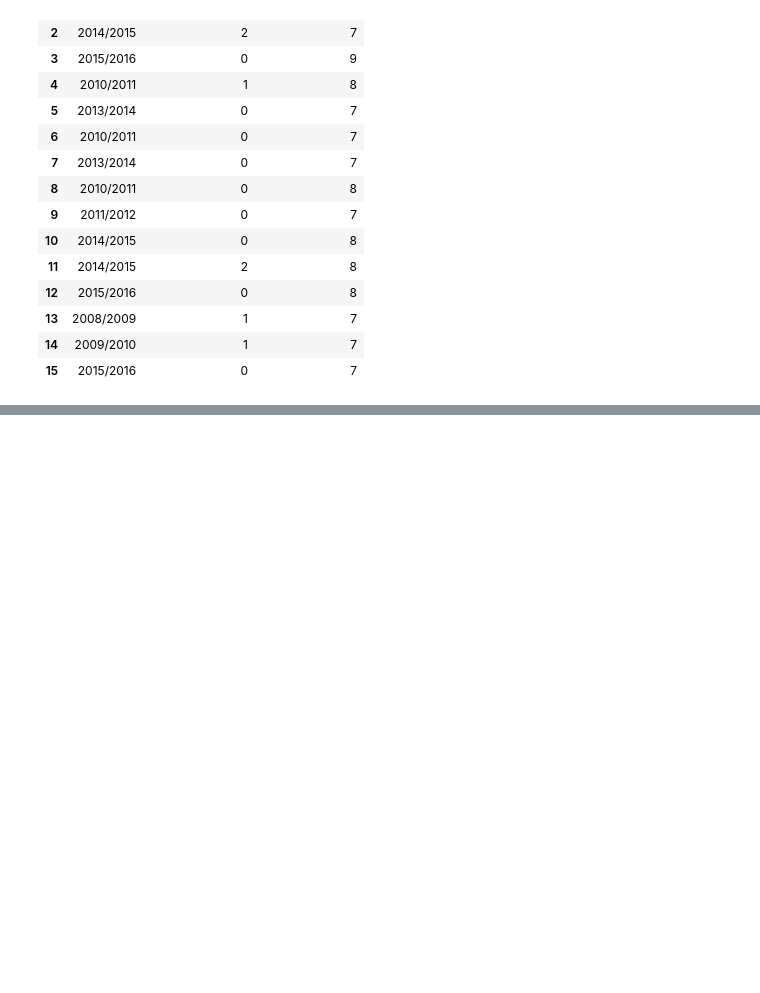
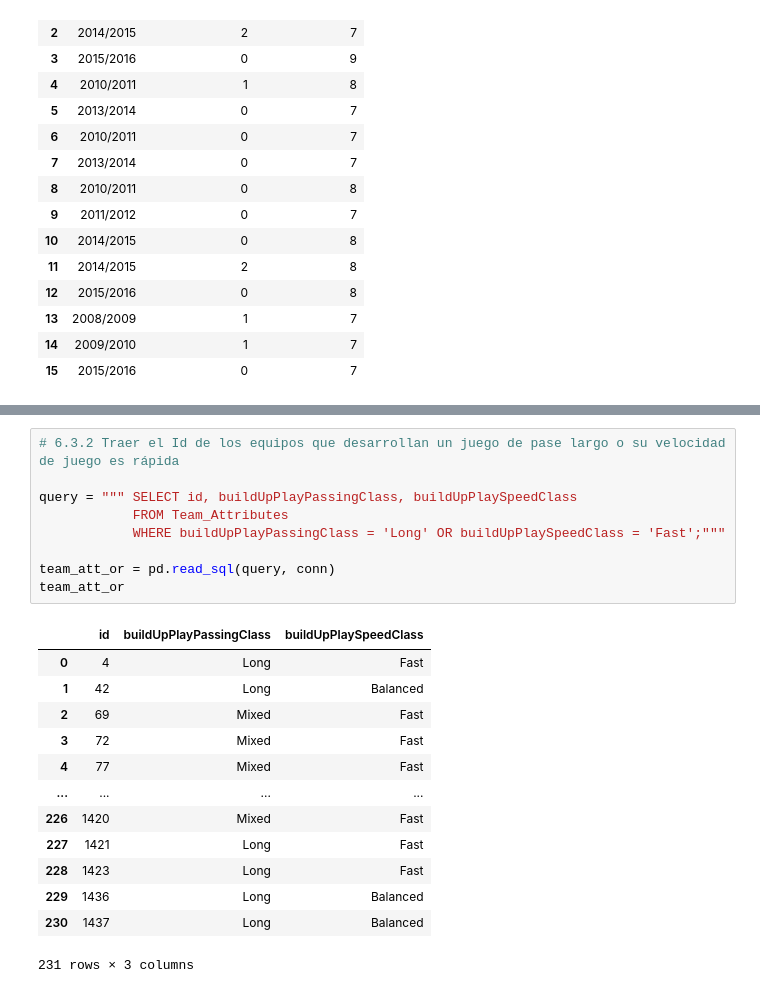
Before and after one commit to ErikaDivantoque/Talento_Tech, a Jupyter notebook: Modulo_2_SQL.ipynb, the cells around one changed output, grey strips where cells are left out. Saved outputs shown, nothing was run; the diff lists cells and outputs as text; blank space fills up the shorter version.

```diff
--- a/Modulo_2_SQL.ipynb
+++ b/Modulo_2_SQL.ipynb
@@ -477,0 +523,23 @@ away_team_goals
+# %%
+# 6.3.2 Traer el Id de los equipos que desarrollan un juego de pase largo o su velocidad de juego es rápida
+
+query = """ SELECT id, buildUpPlayPassingClass, buildUpPlaySpeedClass
+            FROM Team_Attributes
+            WHERE buildUpPlayPassingClass = 'Long' OR buildUpPlaySpeedClass = 'Fast';"""
+
+team_att_or = pd.read_sql(query, conn)
+team_att_or
+# %% [output]
+|  | id | buildUpPlayPassingClass | buildUpPlaySpeedClass |
+| 0 | 4 | Long | Fast |
+| 1 | 42 | Long | Balanced |
+| 2 | 69 | Mixed | Fast |
+| 3 | 72 | Mixed | Fast |
+| 4 | 77 | Mixed | Fast |
+| ... | ... | ... | ... |
+| 226 | 1420 | Mixed | Fast |
+| 227 | 1421 | Long | Fast |
+| 228 | 1423 | Long | Fast |
+| 229 | 1436 | Long | Balanced |
+| 230 | 1437 | Long | Balanced |
+231 rows × 3 columns
```
Also changed, not shown: parts of 16 cells of this notebook.
